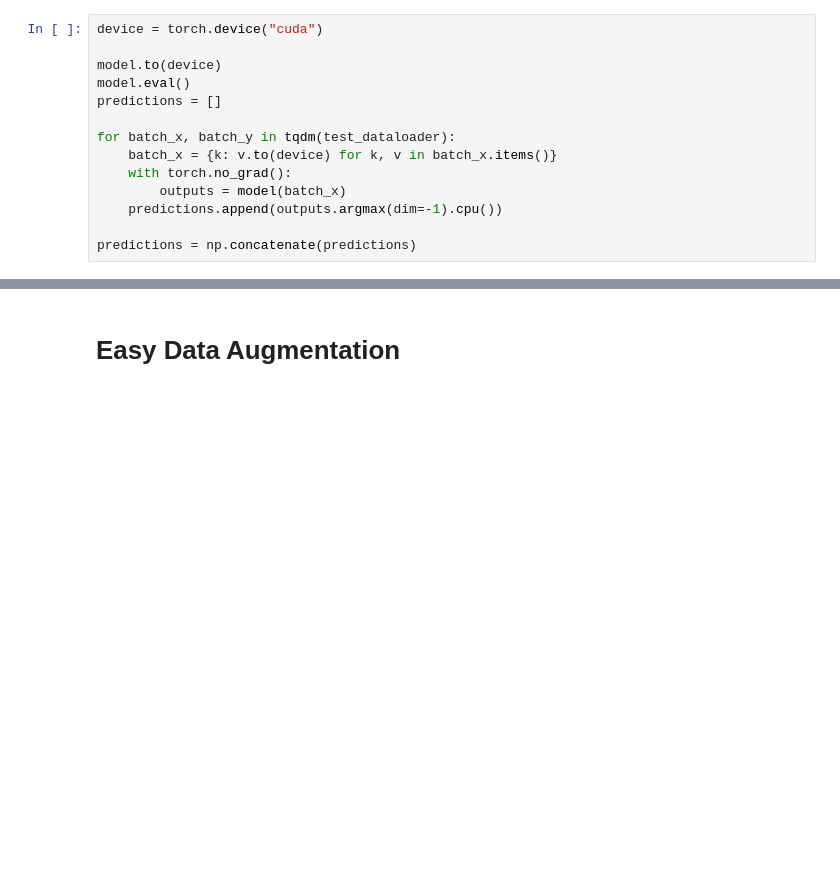
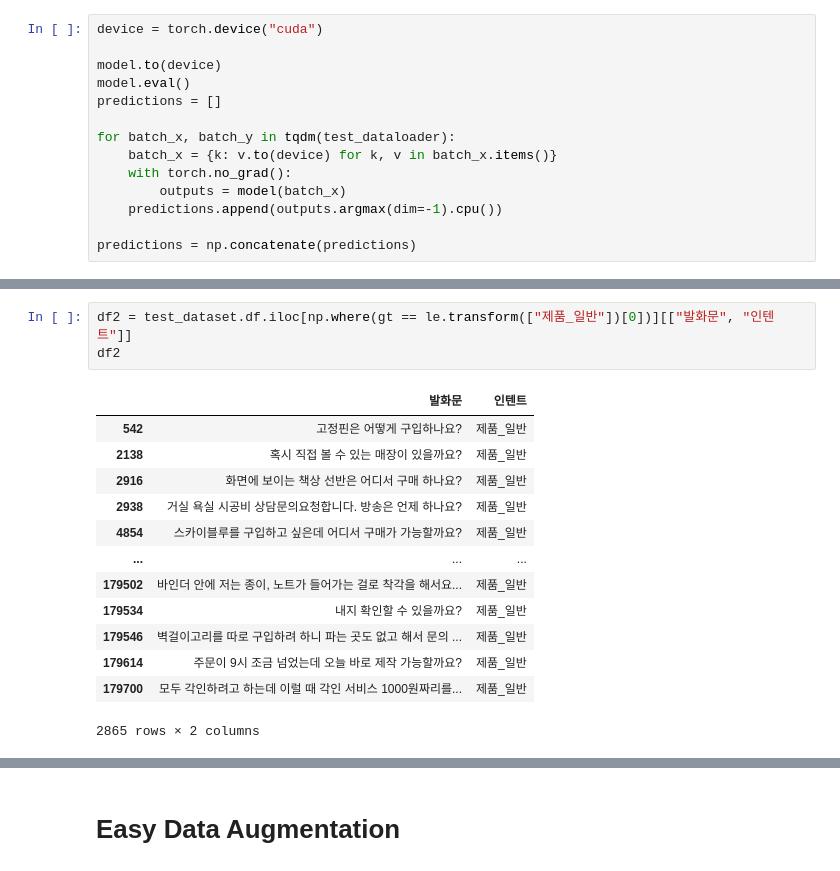
Before and after one commit to uoo723/BigStar-RnD-DA, a Jupyter notebook: notebooks/dev.ipynb, the cells around one changed output, grey strips where cells are left out. Cells and saved outputs as stored; diff of their text form; blank space fills up the shorter version.

```diff
--- a/notebooks/dev.ipynb
+++ b/notebooks/dev.ipynb
@@ -214,0 +268,17 @@ df.to_excel("predictions.xlsx", index=False)
+# %%
+df2 = test_dataset.df.iloc[np.where(gt == le.transform(["제품_일반"])[0])][["발화문", "인텐트"]]
+df2
+# %% [output]
+|  | 발화문 | 인텐트 |
+| 542 | 고정핀은 어떻게 구입하나요? | 제품_일반 |
+| 2138 | 혹시 직접 볼 수 있는 매장이 있을까요? | 제품_일반 |
+| 2916 | 화면에 보이는 책상 선반은 어디서 구매 하나요? | 제품_일반 |
+| 2938 | 거실 욕실 시공비 상담문의요청합니다. 방송은 언제 하나요? | 제품_일반 |
+| 4854 | 스카이블루를 구입하고 싶은데 어디서 구매가 가능할까요? | 제품_일반 |
+| ... | ... | ... |
+| 179502 | 바인더 안에 저는 종이, 노트가 들어가는 걸로 착각을 해서요... | 제품_일반 |
+| 179534 | 내지 확인할 수 있을까요? | 제품_일반 |
+| 179546 | 벽걸이고리를 따로 구입하려 하니 파는 곳도 없고 해서 문의 ... | 제품_일반 |
+| 179614 | 주문이 9시 조금 넘었는데 오늘 바로 제작 가능할까요? | 제품_일반 |
+| 179700 | 모두 각인하려고 하는데 이럴 때 각인 서비스 1000원짜리를... | 제품_일반 |
+2865 rows × 2 columns
```
Also changed, not shown: parts of 20 cells of this notebook, 2 other files.
